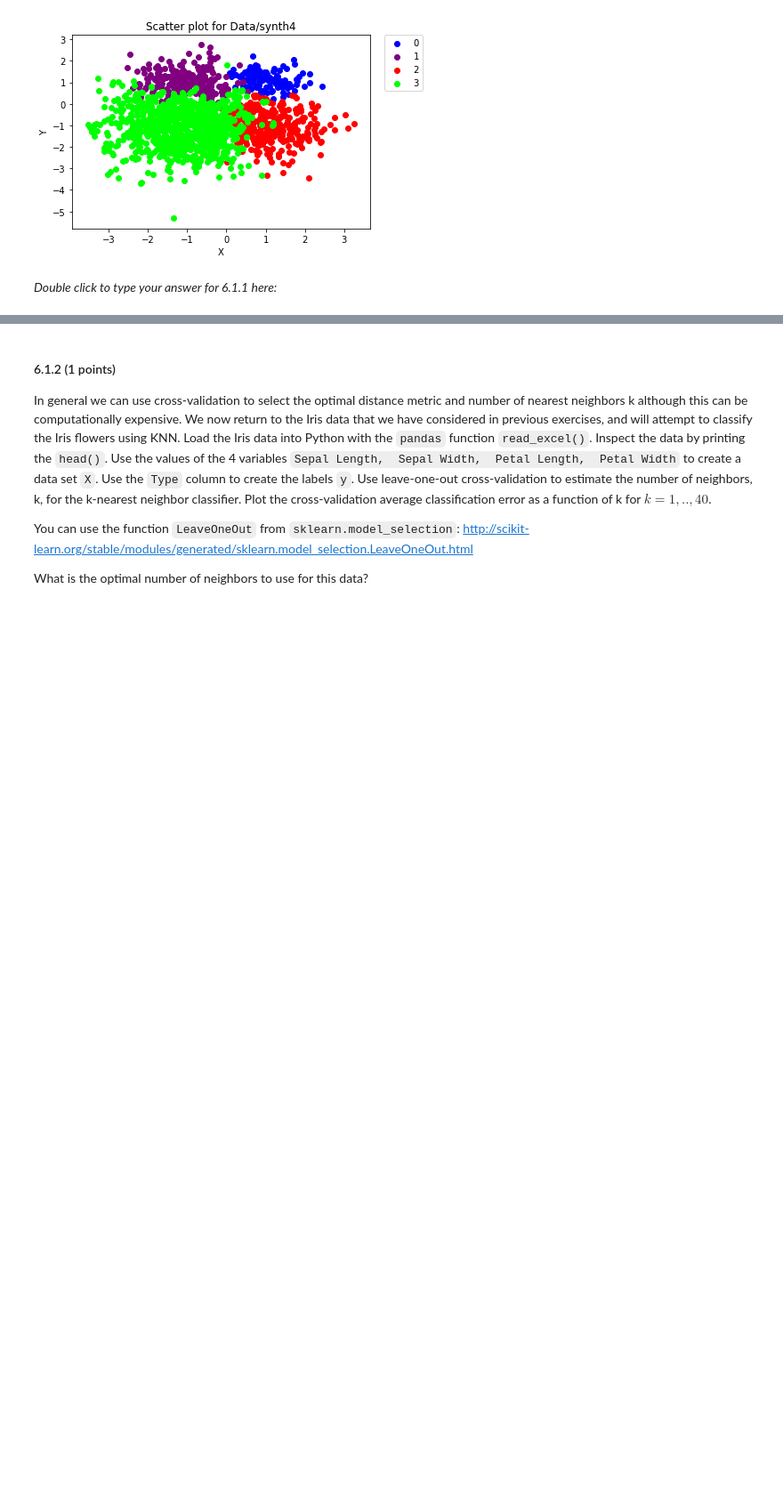
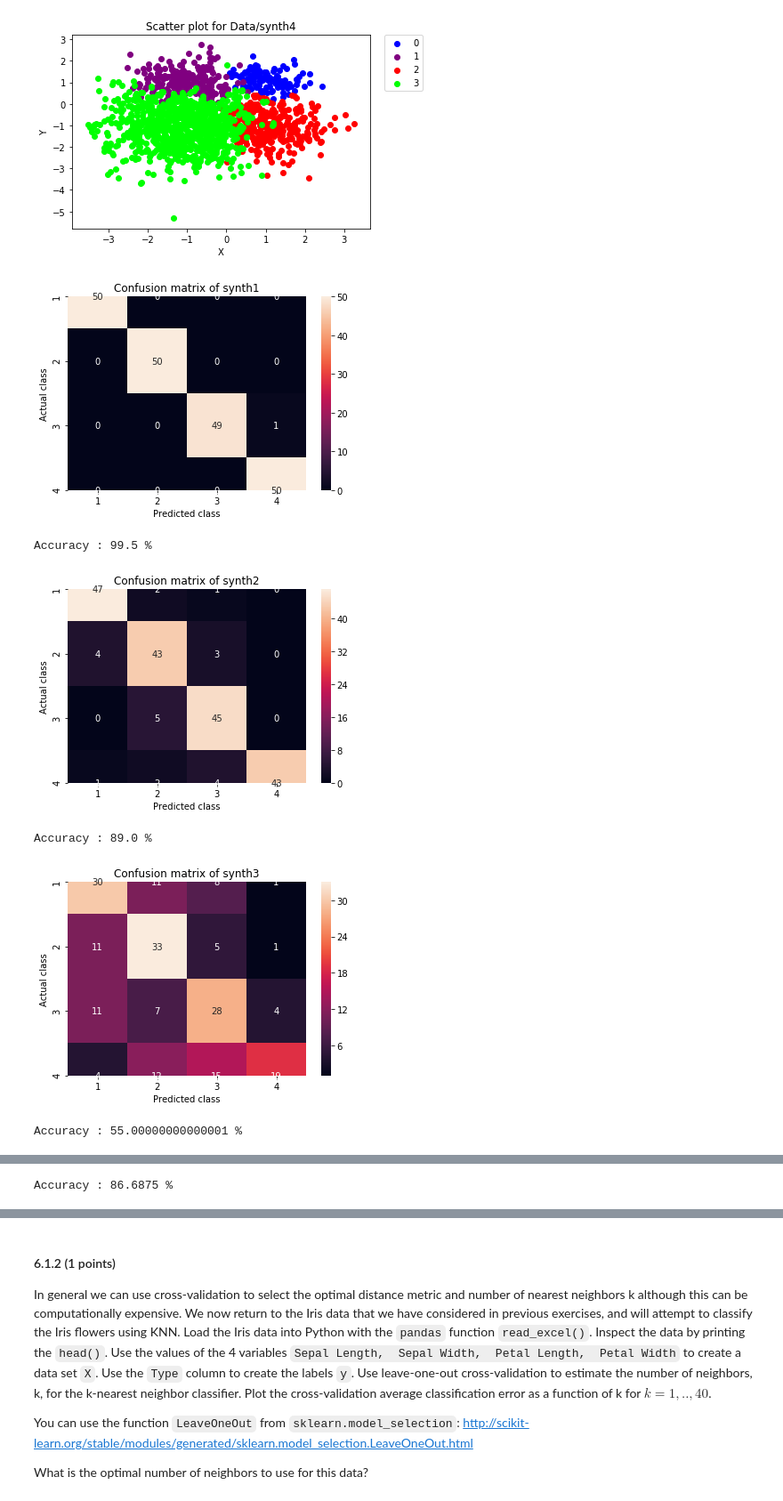
Before and after one commit to gabrielraya/Data-Mining, a Jupyter notebook: Assignment_6/Assignment_6.ipynb, the cells around one changed output, grey strips where cells are left out. Shown at 89% size. Cells and saved outputs as stored; diff of their text form; code cells hidden in the pictures; blank space fills up the shorter version.

```diff
--- a/Assignment_6/Assignment_6.ipynb
+++ b/Assignment_6/Assignment_6.ipynb
@@ -45,13 +45,13 @@ import pandas as pd
 import numpy as np
 import matplotlib.pyplot as plt
 
-def plot_confusion_matrix(cm,y):
+def plot_confusion_matrix(cm,y, data_name):
     "Plots confusion matrix cm using label vector y"
     df_cm = pd.DataFrame(cm, index = [i+1 for i in np.unique(y)],
                   columns = [i+1 for i in np.unique(y)])
     plt.figure()
     sn.heatmap(df_cm, annot=True)
-    plt.title('Confusion matrix')
+    plt.title(f'Confusion matrix of {data_name}')
     plt.xlabel('Predicted class')
     plt.ylabel('Actual class')
     plt.show()
@@ -113,5 +113,25 @@ for synth, synth_name in zip(synths, synth_names):
 [figure]
 [figure]
 [figure]
-# %% [markdown]
-*Double click to type your answer for 6.1.1 here:*
+# %%
+from sklearn.metrics import confusion_matrix
+from sklearn.metrics import accuracy_score
+
+def cm_plot(k, data, data_name):
+    y_pred = KNeighbors(k, data)
+    y_true = data['y'].ravel()
+    cm = confusion_matrix(y_true,y_pred)
+    plot_confusion_matrix(cm, data['y'], data_name)
+    acc = accuracy_score(y_true, y_pred)
+    print(f'Accuracy : {100*acc} %')
+
+k = 5
+for synth, synth_name in zip(synths, synth_names):
+    cm_plot(k,synth, synth_name.split('/')[1])
+# %% [output]
+[figure, added]
+Accuracy : 99.5 %
+[figure, added]
+Accuracy : 89.0 %
+[figure, added]
+Accuracy : 55.00000000000001 %
@@ -117,0 +139 @@ for synth, synth_name in zip(synths, synth_names):
+Accuracy : 86.6875 %
```
Also changed, not shown: parts of 2 cells of this notebook.
